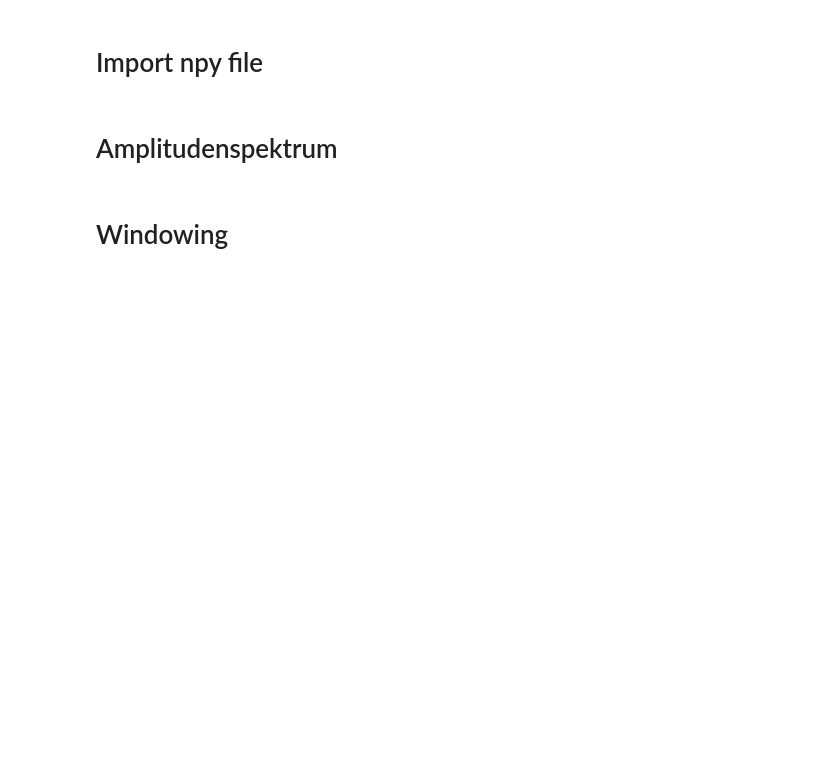
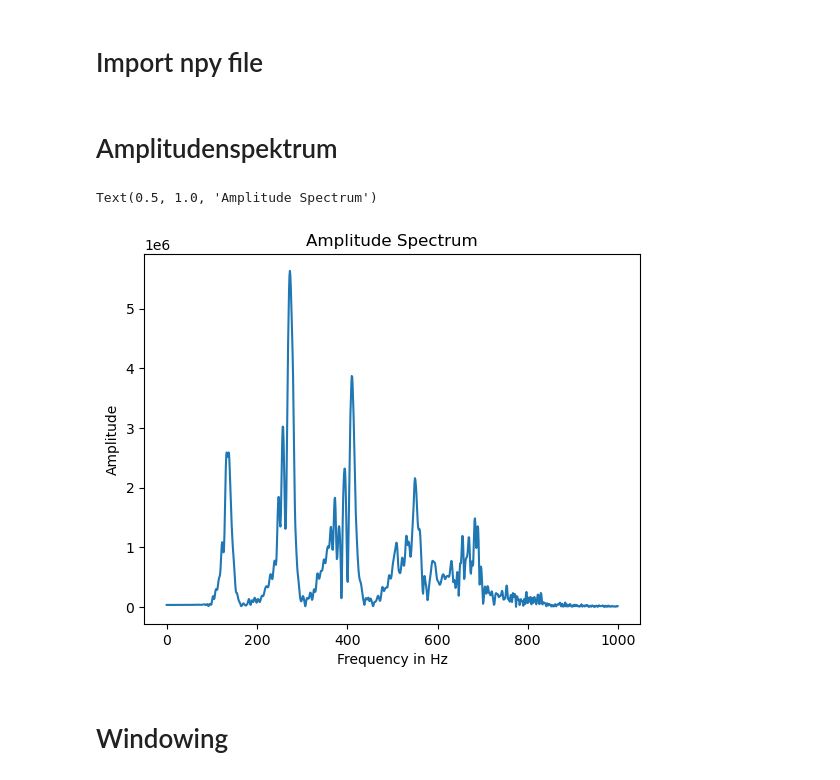
Before and after one commit to hannesbrugger/Signale-und-Systeme, a Jupyter notebook: Versuch4/versuch4.ipynb, the cells around one changed output. Drawn from its saved outputs; the diff is of its cells as text; code cells hidden in the pictures; blank space fills up the shorter version.

```diff
--- a/Versuch4/versuch4.ipynb
+++ b/Versuch4/versuch4.ipynb
@@ -75,11 +79,15 @@ data = np.load("Messdaten/Referenzen/hoch/hoch0.npy")
 # %%
 fourier_transform = np.fft.fft(data)
 amplituden = np.abs(fourier_transform)
+freq = np.fft.fftfreq(len(amplituden), d=1/SAMPLEFREQ)
 
-plt.plot(amplituden[:1000])
-plt.xlabel('Frames')
+plt.plot(freq[:1000], amplituden[:1000])
+plt.xlabel('Frequency in Hz')
 plt.ylabel('Amplitude')
 plt.title('Amplitude Spectrum')
+# %% [output]
+Text(0.5, 1.0, 'Amplitude Spectrum')
+[figure, added]
 # %% [markdown]
 # Windowing
 # %%
```
Also changed, not shown: parts of 11 cells of this notebook.
